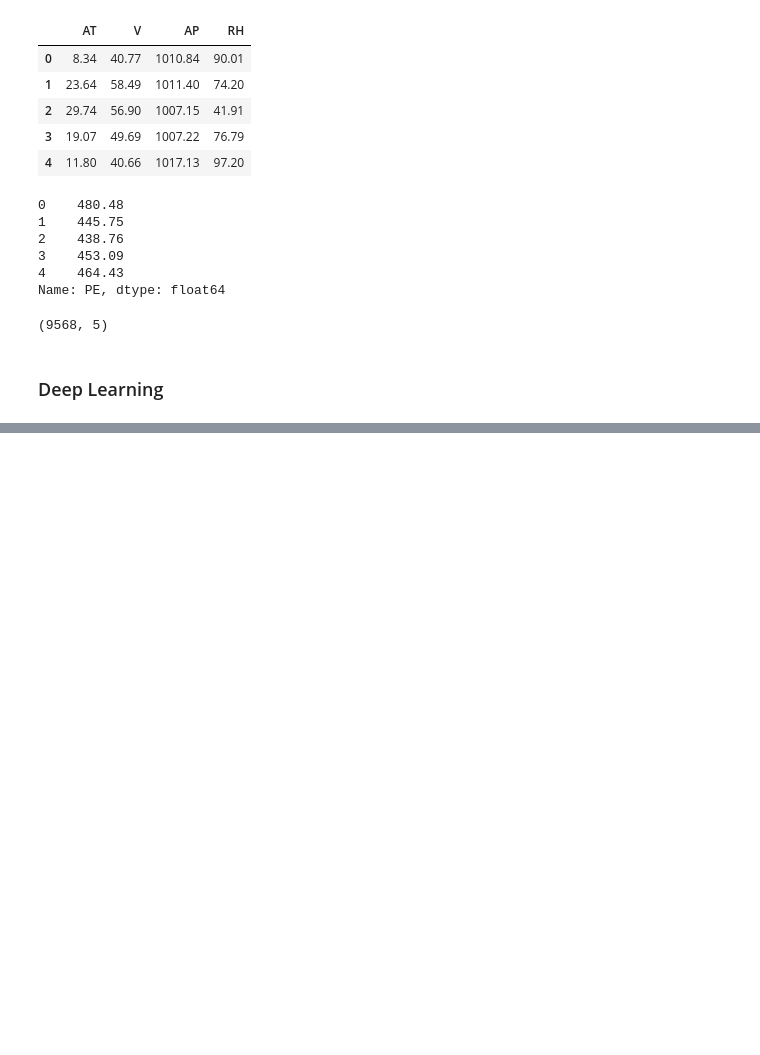
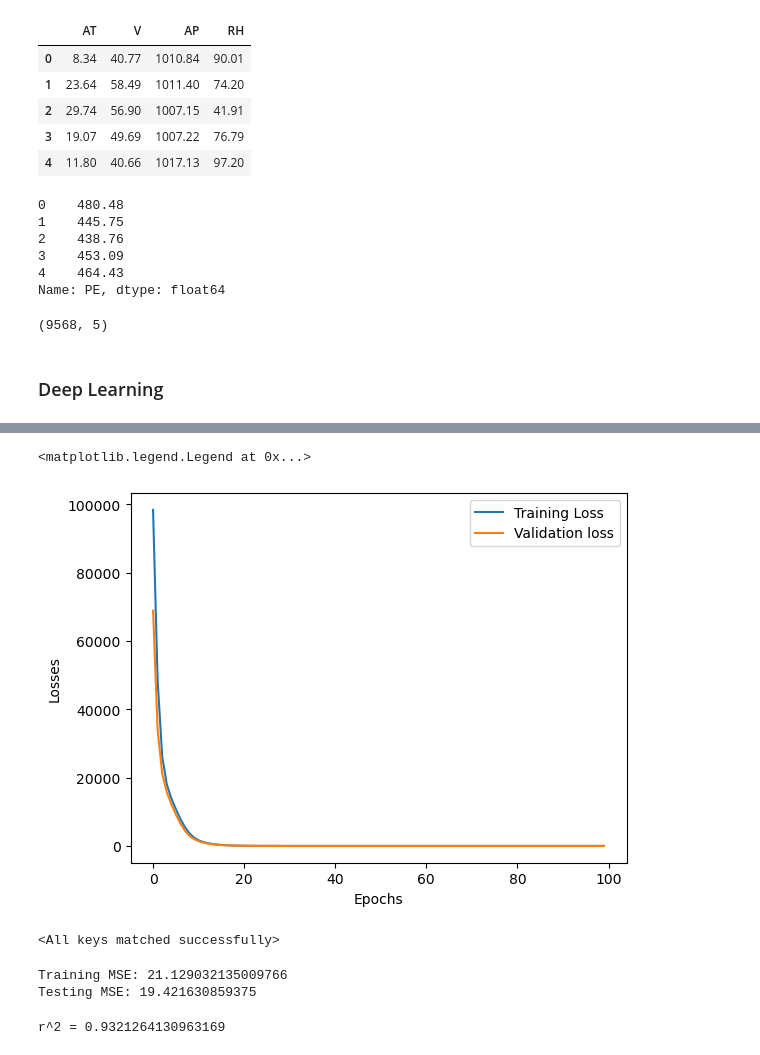
Before and after one commit to yishaan8/aiml, a Jupyter notebook: Deep Learning/ANN_Regression.ipynb, the cells around one changed output, grey strips where cells are left out. Saved outputs shown, nothing was run; the diff lists cells and outputs as text; code cells hidden in the pictures; blank space fills up the shorter version.

```diff
--- a/Deep Learning/ANN_Regression.ipynb
+++ b/Deep Learning/ANN_Regression.ipynb
@@ -122,0 +177,42 @@ for epoch in range(epochs):
+# %%
+import matplotlib.pyplot as plt
+loss_df = pd.DataFrame({
+    "train_loss": train_losses,
+    "val_loss": valid_losses
+})
+
+plt.plot(loss_df["train_loss"],label="Training Loss")
+plt.plot(loss_df["val_loss"],label="Validation loss")
+
+plt.xlabel("Epochs")
+plt.ylabel("Losses" )
+
+plt.legend()
+# %% [output]
+<matplotlib.legend.Legend at 0x...>
+[figure, added]
+# %%
+# Loading the best model
+model.load_state_dict(torch.load("best_model.pt"))
+# %% [output]
+<All keys matched successfully>
+# %%
+# Evaluate our model
+model.eval()
+with torch.no_grad():
+    train_preds = model(X_train_tensor)
+    test_preds= model(X_test_tensor)
+
+    train_mse_loss = criterion(train_preds, y_train_tensor)
+    test_mse_loss = criterion(test_preds,y_test_tensor)
+
+print("Training MSE:",train_mse_loss.item())
+print("Testing MSE:",test_mse_loss.item())
+# %% [output]
+Training MSE: 21.129032135009766
+Testing MSE: 19.421630859375
+# %%
+from sklearn.metrics import r2_score
+print("r^2 =",r2_score(y_test,test_preds))
+# %% [output]
+r^2 = 0.9321264130963169
```
Also changed, not shown: parts of 1 cell of this notebook, 3 other files.
